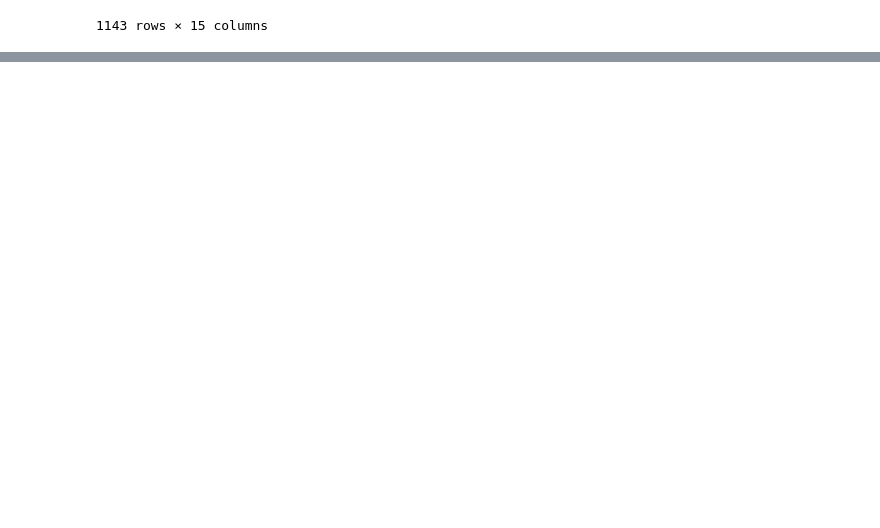
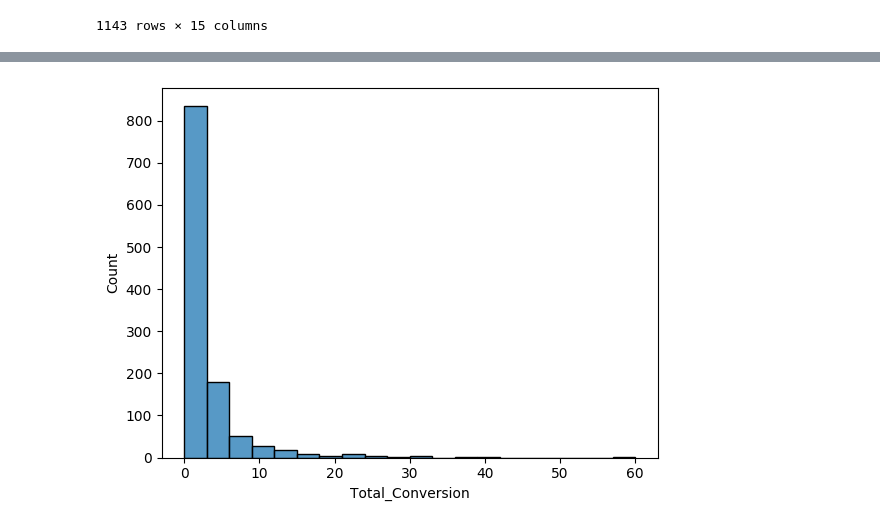
Before and after one commit to Suraj520/data-science, a Jupyter notebook: 03-case-studies/06-conversion-rate-marketing-campaigns/notebook.ipynb, the cells around one changed output, grey strips where cells are left out. Drawn from its saved outputs; the diff is of its cells as text; code cells hidden in the pictures; blank space fills up the shorter version.

Commit message:
Marketing campaign conversion rate analysis - EDA

```diff
--- a/03-case-studies/06-conversion-rate-marketing-campaigns/notebook.ipynb
+++ b/03-case-studies/06-conversion-rate-marketing-campaigns/notebook.ipynb
@@ -160,0 +179,5 @@ df
+# %%
+sns.histplot(data=df_original, x="Total_Conversion", bins=20)
+plt.show()
+# %% [output]
+[figure, added]
```
Also changed, not shown: parts of 9 cells of this notebook.
